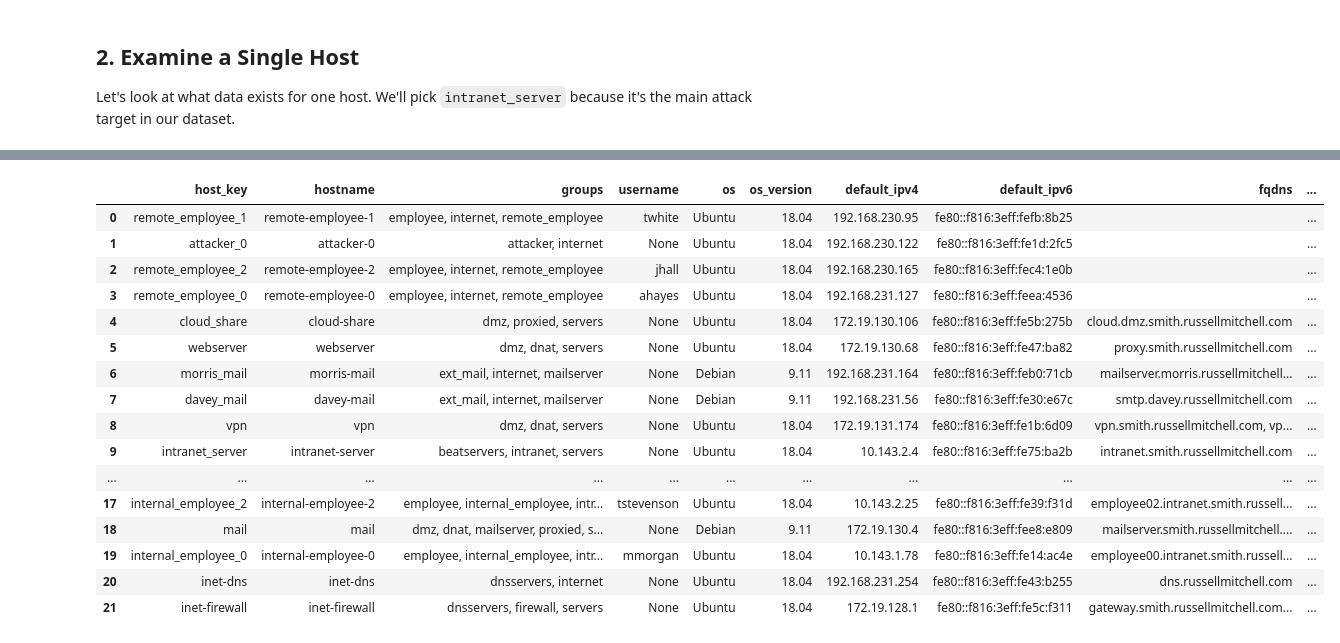
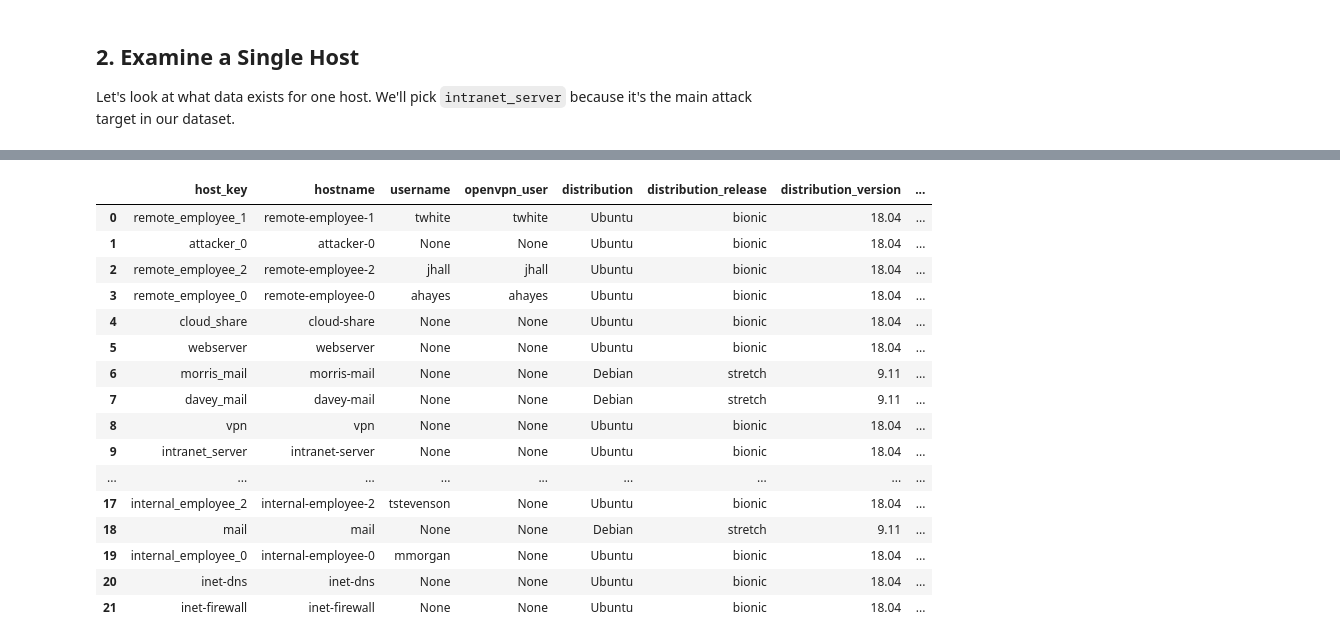
Before and after one commit to NamanSudan/data-201-security-log-analysis, a Jupyter notebook: notebooks/01_explore_hosts.ipynb, the cells around one changed output, grey strips where cells are left out. Drawn from its saved outputs; the diff is of its cells as text; code cells hidden in the pictures.

Commit message:
docs(DAT-43): add hosts findings doc, update notebook schema mapping
- added findings doc for hosts table (servers.yaml)
- the doc covers 1nf violations, FDs, raw DDLs, normalization notes

```diff
--- a/notebooks/01_explore_hosts.ipynb
+++ b/notebooks/01_explore_hosts.ipynb
@@ -135,27 +537,34 @@ This is exactly what we'll store in our PostgreSQL `hosts` table.
 # %%
 import pandas as pd
 
+# Build a raw 1:1 DataFrame - every field from the YAML, no transformations
 rows = []
 for host_key, info in servers.items():
     rows.append(
         {
             "host_key": host_key,
             "hostname": info.get("hostname"),
-            "groups": ", ".join(info.get("groups", [])),
+            "groups": info.get("groups", []),
             "username": info.get("username"),
-            "os": info.get("distribution"),
-            "os_version": info.get("distribution_version"),
-            "default_ipv4": info.get("default_ipv4_address"),
-            "default_ipv6": info.get("default_ipv6_address"),
-            "fqdns": ", ".join(info.get("fqdns", [])),
-            "log_types": ", ".join(
-                sorted({log_cfg.get("type", "") for log_cfg in info.get("logs", [])})
-            ),
-            "num_log_sources": len(info.get("logs", [])),
+            "openvpn_user": info.get("openvpn_user"),
+            "distribution": info.get("distribution"),
+            "distribution_release": info.get("distribution_release"),
+            "distribution_version": info.get("distribution_version"),
+            "default_ipv4_address": info.get("default_ipv4_address"),
+            "default_ipv6_address": info.get("default_ipv6_address"),
+            "ipv4_addresses": info.get("ipv4_addresses", []),
+            "ipv6_addresses": info.get("ipv6_addresses", []),
+            "fqdns": info.get("fqdns", []),
+            "logs": info.get("logs", []),
+            "timezone": info.get("timezone"),
         }
     )
 
-df_hosts = pd.DataFrame(rows)
-print(f"DataFrame shape: {df_hosts.shape[0]} rows x {df_hosts.shape[1]} columns")
-print(f"\nColumns: {list(df_hosts.columns)}")
+df_hosts_raw = pd.DataFrame(rows)
+print(f"Raw DataFrame: {df_hosts_raw.shape[0]} rows x {df_hosts_raw.shape[1]} columns")
+print(f"\nAll columns ({len(df_hosts_raw.columns)}):")
+for i, col in enumerate(df_hosts_raw.columns, 1):
+    dtype = df_hosts_raw[col].dtype
+    nulls = df_hosts_raw[col].isnull().sum()
+    print(f"  {i:2d}. {col:<25} dtype={str(dtype):<10} nulls={nulls}")
 # %% [output]
@@ -165,23 +589,28 @@ Columns: ['host_key', 'hostname', 'groups', 'username', 'os', 'os_version', 'def
 # %%
-# Display the full table
-pd.set_option("display.max_colwidth", 60)
+# Display the scalar (non-list) columns for readability
+scalar_cols = [
+    "host_key", "hostname", "username", "openvpn_user",
+    "distribution", "distribution_release", "distribution_version",
+    "default_ipv4_address", "default_ipv6_address", "timezone",
+]
+pd.set_option("display.max_colwidth", 40)
 pd.set_option("display.max_columns", None)
-df_hosts
+df_hosts_raw[scalar_cols]
 # %% [output]
-|  | host_key | hostname | groups | username | os | os_version | default_ipv4 | default_ipv6 | fqdns | ... |
-| 0 | remote_employee_1 | remote-employee-1 | employee, internet, remote_employee | twhite | Ubuntu | 18.04 | 192.168.230.95 | fe80::f816:3eff:fefb:8b25 |  | ... |
-| 1 | attacker_0 | attacker-0 | attacker, internet | None | Ubuntu | 18.04 | 192.168.230.122 | fe80::f816:3eff:fe1d:2fc5 |  | ... |
-| 2 | remote_employee_2 | remote-employee-2 | employee, internet, remote_employee | jhall | Ubuntu | 18.04 | 192.168.230.165 | fe80::f816:3eff:fec4:1e0b |  | ... |
-| 3 | remote_employee_0 | remote-employee-0 | employee, internet, remote_employee | ahayes | Ubuntu | 18.04 | 192.168.231.127 | fe80::f816:3eff:feea:4536 |  | ... |
-| 4 | cloud_share | cloud-share | dmz, proxied, servers | None | Ubuntu | 18.04 | 172.19.130.106 | fe80::f816:3eff:fe5b:275b | cloud.dmz.smith.russellmitchell.com | ... |
-| 5 | webserver | webserver | dmz, dnat, servers | None | Ubuntu | 18.04 | 172.19.130.68 | fe80::f816:3eff:fe47:ba82 | proxy.smith.russellmitchell.com | ... |
-| 6 | morris_mail | morris-mail | ext_mail, internet, mailserver | None | Debian | 9.11 | 192.168.231.164 | fe80::f816:3eff:feb0:71cb | mailserver.morris.russellmitchell... | ... |
-| 7 | davey_mail | davey-mail | ext_mail, internet, mailserver | None | Debian | 9.11 | 192.168.231.56 | fe80::f816:3eff:fe30:e67c | smtp.davey.russellmitchell.com | ... |
-| 8 | vpn | vpn | dmz, dnat, servers | None | Ubuntu | 18.04 | 172.19.131.174 | fe80::f816:3eff:fe1b:6d09 | vpn.smith.russellmitchell.com, vp... | ... |
-| 9 | intranet_server | intranet-server | beatservers, intranet, servers | None | Ubuntu | 18.04 | 10.143.2.4 | fe80::f816:3eff:fe75:ba2b | intranet.smith.russellmitchell.com | ... |
-| ... | ... | ... | ... | ... | ... | ... | ... | ... | ... | ... |
-| 17 | internal_employee_2 | internal-employee-2 | employee, internal_employee, intr... | tstevenson | Ubuntu | 18.04 | 10.143.2.25 | fe80::f816:3eff:fe39:f31d | employee02.intranet.smith.russell... | ... |
-| 18 | mail | mail | dmz, dnat, mailserver, proxied, s... | None | Debian | 9.11 | 172.19.130.4 | fe80::f816:3eff:fee8:e809 | mailserver.smith.russellmitchell.... | ... |
-| 19 | internal_employee_0 | internal-employee-0 | employee, internal_employee, intr... | mmorgan | Ubuntu | 18.04 | 10.143.1.78 | fe80::f816:3eff:fe14:ac4e | employee00.intranet.smith.russell... | ... |
-| 20 | inet-dns | inet-dns | dnsservers, internet | None | Ubuntu | 18.04 | 192.168.231.254 | fe80::f816:3eff:fe43:b255 | dns.russellmitchell.com | ... |
-| 21 | inet-firewall | inet-firewall | dnsservers, firewall, servers | None | Ubuntu | 18.04 | 172.19.128.1 | fe80::f816:3eff:fe5c:f311 | gateway.smith.russellmitchell.com... | ... |
+|  | host_key | hostname | username | openvpn_user | distribution | distribution_release | distribution_version | ... |
+| 0 | remote_employee_1 | remote-employee-1 | twhite | twhite | Ubuntu | bionic | 18.04 | ... |
+| 1 | attacker_0 | attacker-0 | None | None | Ubuntu | bionic | 18.04 | ... |
+| 2 | remote_employee_2 | remote-employee-2 | jhall | jhall | Ubuntu | bionic | 18.04 | ... |
+| 3 | remote_employee_0 | remote-employee-0 | ahayes | ahayes | Ubuntu | bionic | 18.04 | ... |
+| 4 | cloud_share | cloud-share | None | None | Ubuntu | bionic | 18.04 | ... |
+| 5 | webserver | webserver | None | None | Ubuntu | bionic | 18.04 | ... |
+| 6 | morris_mail | morris-mail | None | None | Debian | stretch | 9.11 | ... |
+| 7 | davey_mail | davey-mail | None | None | Debian | stretch | 9.11 | ... |
+| 8 | vpn | vpn | None | None | Ubuntu | bionic | 18.04 | ... |
+| 9 | intranet_server | intranet-server | None | None | Ubuntu | bionic | 18.04 | ... |
+| ... | ... | ... | ... | ... | ... | ... | ... | ... |
+| 17 | internal_employee_2 | internal-employee-2 | tstevenson | None | Ubuntu | bionic | 18.04 | ... |
+| 18 | mail | mail | None | None | Debian | stretch | 9.11 | ... |
+| 19 | internal_employee_0 | internal-employee-0 | mmorgan | None | Ubuntu | bionic | 18.04 | ... |
+| 20 | inet-dns | inet-dns | None | None | Ubuntu | bionic | 18.04 | ... |
+| 21 | inet-firewall | inet-firewall | None | None | Ubuntu | bionic | 18.04 | ... |
```
Also changed, not shown: parts of 35 cells of this notebook, 2 other files.
